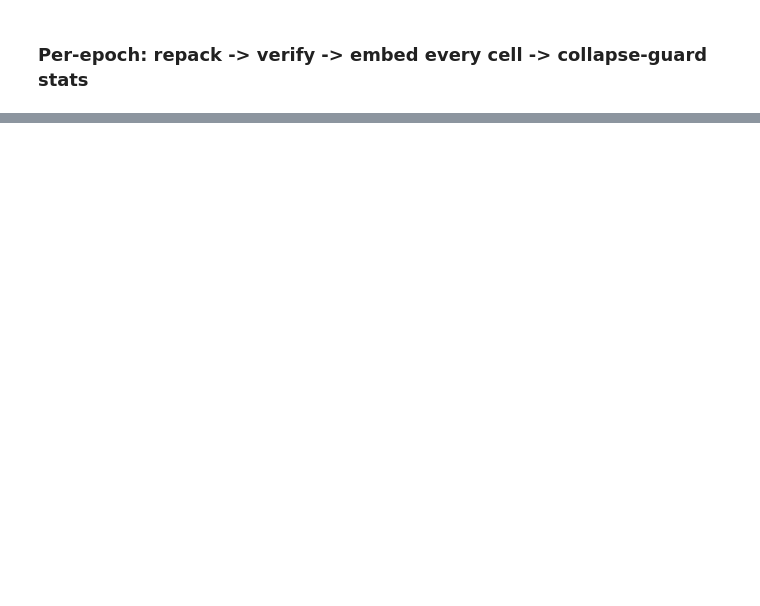
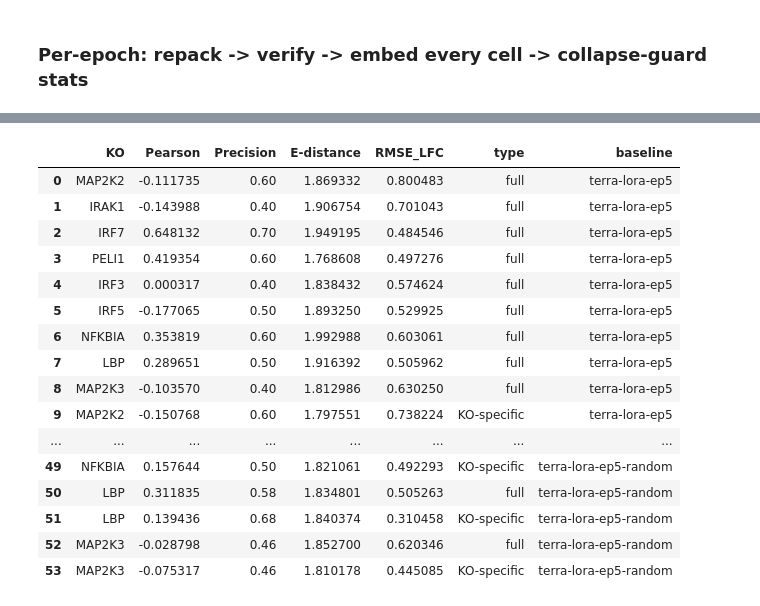
Before and after one commit to PMBio/cellina-reproducibility, a Jupyter notebook: scripts/terra/in_vivo.ipynb, the cells around one changed output, grey strips where cells are left out. Cells and saved outputs as stored; diff of their text form; code cells hidden in the pictures; blank space fills up the shorter version.

Commit message:
Add TERRA for in-vivo task

```diff
--- a/scripts/terra/in_vivo.ipynb
+++ b/scripts/terra/in_vivo.ipynb
@@ -505,0 +1229,59 @@ print("wrote", SELECTION, flush=True)
+# %%
+# --- pfish_analysis.ipynb cells 22-27: Pearson / Precision / E-distance / RMSE_LFC per KO ---
+sys.path.insert(0, str(Path.cwd().parent))   # repo scripts/ -- for counterfactual_analysis
+from counterfactual_analysis import compute_edistance, direction_match, compute_mse_lfc
+
+n_deg = 10
+counts_per_k = 1e4
+TERRA_VARIANT = f"terra-lora-ep{BEST_EPOCH}"
+
+# adata for compute_edistance(..., use_pca=True): needs var_names==genes_154 + is_holdout (idx_target)
+adata_154 = sc.read_h5ad(PFISH_FULL)
+adata_154.obs["is_holdout"] = adata_154.obs_names.astype(str).isin(set(split["test_ids"]))
+print(f"[edist] is_holdout: {adata_154.obs['is_holdout'].sum()} / {adata_154.n_obs}")
+
+
+def _metrics_row(k, lfc_pred, lfc_observed, predicted_expr):
+    deg = np.argsort(-np.abs(lfc_observed))[:n_deg]
+    pear, _ = pearsonr(lfc_observed[deg], lfc_pred[deg])
+    dir_match_k = direction_match(lfc_observed[deg], lfc_pred[deg], k=n_deg, normalize="k")
+    mse_lfc = compute_mse_lfc(gt_vec=lfc_observed, cf_vec=lfc_pred, deg=deg)
+    rmse_lfc = np.sqrt(mse_lfc)
+    edist_pca_log = compute_edistance(adata_154, observed=recon, predicted=predicted_expr, deg=None,
+                                      library_size=counts_per_k, local=True, use_pca=True)
+    return {"Pearson": pear, "Precision": dir_match_k, "E-distance": edist_pca_log, "RMSE_LFC": rmse_lfc}
+
+
+full_results = [{"KO": k, **_metrics_row(k, REAL5[k], OBS[k], COUNTERFACTUALS[k])} for k in EFF9_2]
+df_results = pd.DataFrame(full_results)
+df_results["type"] = "full"
+df_results["baseline"] = TERRA_VARIANT
+
+ko_results = pd.DataFrame([{"KO": k, **_metrics_row(k, REAL5[k], OBS[k] - shared, COUNTERFACTUALS[k])} for k in EFF9_2])
+ko_results["type"] = "KO-specific"
+ko_results["baseline"] = TERRA_VARIANT
+df_results = pd.concat([df_results, ko_results], ignore_index=True)
+
+mean_results = []
+for k in EFF9_2:
+    mean_results.append({"KO": k, "type": "full", "baseline": "mean", **_metrics_row(k, mean_shift, OBS[k], CF_MEAN)})
+    mean_results.append({"KO": k, "type": "KO-specific", "baseline": "mean",
+                         **_metrics_row(k, mean_shift, OBS[k] - shared, CF_MEAN)})
+df_results = pd.concat([df_results, pd.DataFrame(mean_results)], ignore_index=True)
+
+random_results = []
+for k in EFF9_2:
+    full_draws = pd.DataFrame([_metrics_row(k, rand[i], OBS[k], CF_RANDOM[i]) for i in range(len(rand))])
+    ko_draws = pd.DataFrame([_metrics_row(k, rand[i], OBS[k] - shared, CF_RANDOM[i]) for i in range(len(rand))])
+    random_results.append({"KO": k, "type": "full", "baseline": f"{TERRA_VARIANT}-random", **full_draws.mean().to_dict()})
+    random_results.append({"KO": k, "type": "KO-specific", "baseline": f"{TERRA_VARIANT}-random", **ko_draws.mean().to_dict()})
+df_results = pd.concat([df_results, pd.DataFrame(random_results)], ignore_index=True)
+
+metrics = ["Pearson", "Precision", "E-distance", "RMSE_LFC"]
+summary_fmt = df_results.groupby(["type", "baseline"])[metrics].agg(lambda x: f"{x.mean():.2f} ± {x.std():.2f}")
+print(summary_fmt)
+
+df_results.to_csv("../../results/invivo_terra.csv")
+print("wrote ../../results/invivo_terra.csv")
+df_results
+# %% [output]
@@ -505,0 +1307,17 @@ print("wrote", SELECTION, flush=True)
+|  | KO | Pearson | Precision | E-distance | RMSE_LFC | type | baseline |
+| 0 | MAP2K2 | -0.111735 | 0.60 | 1.869332 | 0.800483 | full | terra-lora-ep5 |
+| 1 | IRAK1 | -0.143988 | 0.40 | 1.906754 | 0.701043 | full | terra-lora-ep5 |
+| 2 | IRF7 | 0.648132 | 0.70 | 1.949195 | 0.484546 | full | terra-lora-ep5 |
+| 3 | PELI1 | 0.419354 | 0.60 | 1.768608 | 0.497276 | full | terra-lora-ep5 |
+| 4 | IRF3 | 0.000317 | 0.40 | 1.838432 | 0.574624 | full | terra-lora-ep5 |
+| 5 | IRF5 | -0.177065 | 0.50 | 1.893250 | 0.529925 | full | terra-lora-ep5 |
+| 6 | NFKBIA | 0.353819 | 0.60 | 1.992988 | 0.603061 | full | terra-lora-ep5 |
+| 7 | LBP | 0.289651 | 0.50 | 1.916392 | 0.505962 | full | terra-lora-ep5 |
+| 8 | MAP2K3 | -0.103570 | 0.40 | 1.812986 | 0.630250 | full | terra-lora-ep5 |
+| 9 | MAP2K2 | -0.150768 | 0.60 | 1.797551 | 0.738224 | KO-specific | terra-lora-ep5 |
+| ... | ... | ... | ... | ... | ... | ... | ... |
+| 49 | NFKBIA | 0.157644 | 0.50 | 1.821061 | 0.492293 | KO-specific | terra-lora-ep5-random |
+| 50 | LBP | 0.311835 | 0.58 | 1.834801 | 0.505263 | full | terra-lora-ep5-random |
+| 51 | LBP | 0.139436 | 0.68 | 1.840374 | 0.310458 | KO-specific | terra-lora-ep5-random |
+| 52 | MAP2K3 | -0.028798 | 0.46 | 1.852700 | 0.620346 | full | terra-lora-ep5-random |
+| 53 | MAP2K3 | -0.075317 | 0.46 | 1.810178 | 0.445085 | KO-specific | terra-lora-ep5-random |
```
Also changed, not shown: parts of 32 cells of this notebook, 3 other files.
